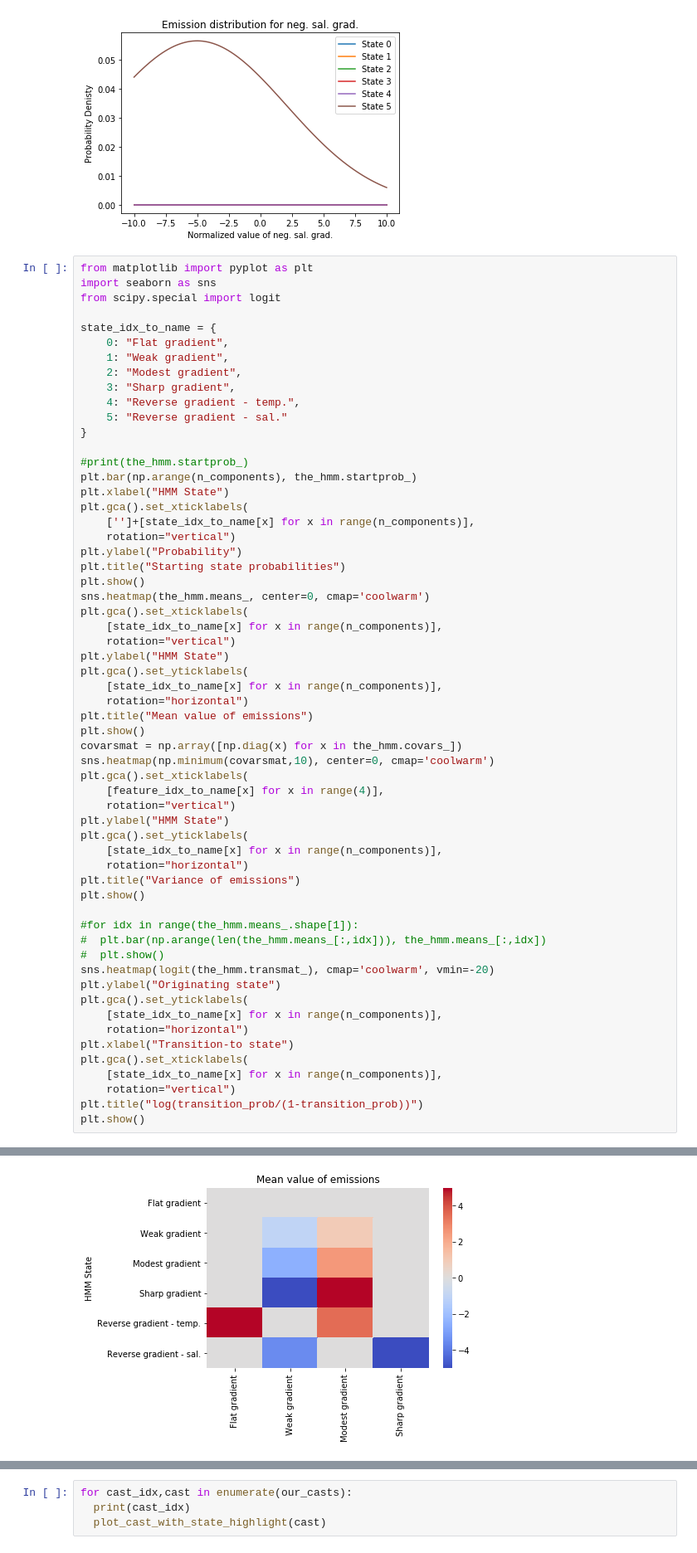
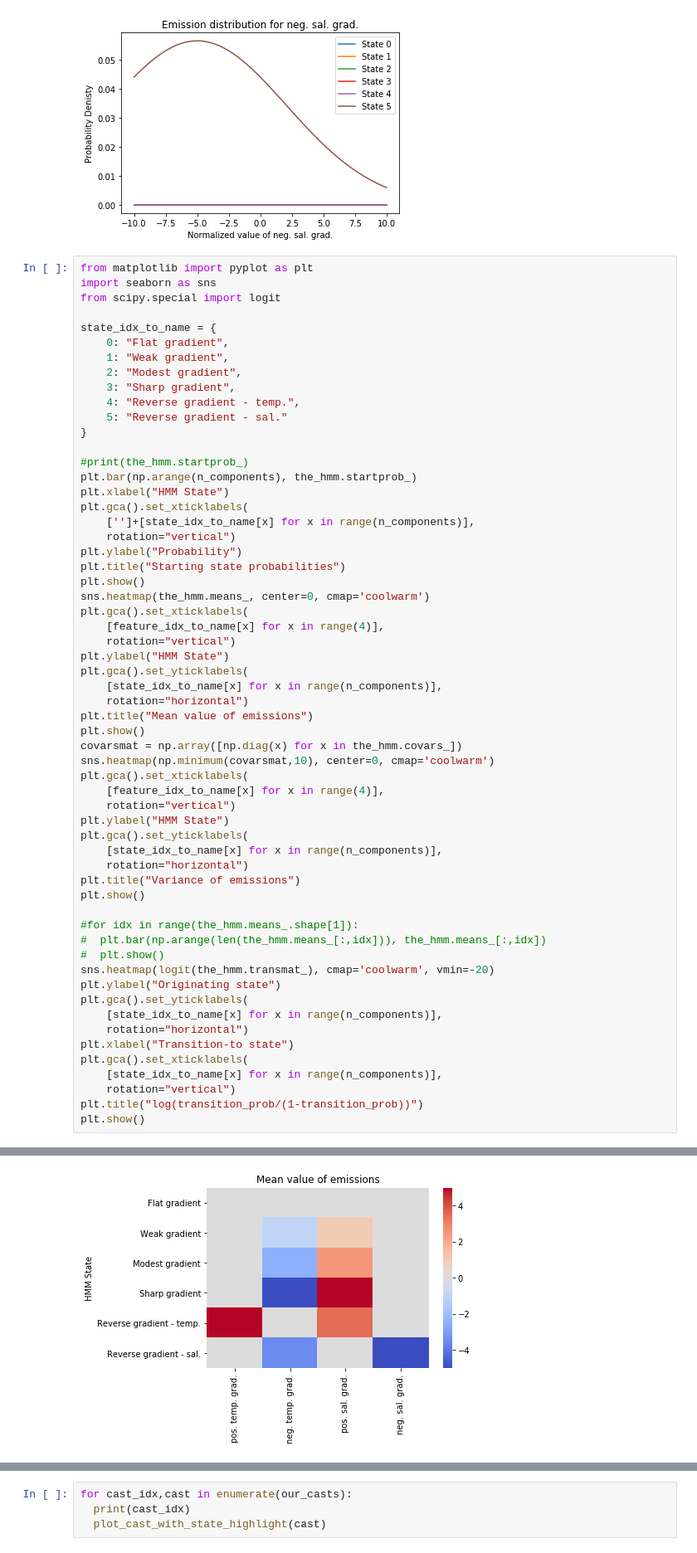
Before and after one commit to AvantiShri/ess151project, a Jupyter notebook: OceanLayersHmm.ipynb, the cells around one changed output, grey strips where cells are left out. Shown at 83% size. Drawn from its saved outputs; the diff is of its cells as text.

```diff
--- a/OceanLayersHmm.ipynb
+++ b/OceanLayersHmm.ipynb
@@ -495,7 +495,7 @@ plt.title("Starting state probabilities")
 plt.show()
 sns.heatmap(the_hmm.means_, center=0, cmap='coolwarm')
 plt.gca().set_xticklabels(
-    [state_idx_to_name[x] for x in range(n_components)],
+    [feature_idx_to_name[x] for x in range(4)],
     rotation="vertical")
 plt.ylabel("HMM State")
 plt.gca().set_yticklabels(
@@ -504,34 +504,34 @@ plt.gca().set_yticklabels(
 plt.title("Mean value of emissions")
 plt.show()
 covarsmat = np.array([np.diag(x) for x in the_hmm.covars_])
 sns.heatmap(np.minimum(covarsmat,10), center=0, cmap='coolwarm')
 plt.gca().set_xticklabels(
     [feature_idx_to_name[x] for x in range(4)],
     rotation="vertical")
 plt.ylabel("HMM State")
 plt.gca().set_yticklabels(
     [state_idx_to_name[x] for x in range(n_components)],
     rotation="horizontal")
 plt.title("Variance of emissions")
 plt.show()
 
 #for idx in range(the_hmm.means_.shape[1]):
 #  plt.bar(np.arange(len(the_hmm.means_[:,idx])), the_hmm.means_[:,idx])
 #  plt.show()
 sns.heatmap(logit(the_hmm.transmat_), cmap='coolwarm', vmin=-20)
 plt.ylabel("Originating state")
 plt.gca().set_yticklabels(
     [state_idx_to_name[x] for x in range(n_components)],
     rotation="horizontal")
 plt.xlabel("Transition-to state")
 plt.gca().set_xticklabels(
     [state_idx_to_name[x] for x in range(n_components)],
     rotation="vertical")
 plt.title("log(transition_prob/(1-transition_prob))")
 plt.show()
 # %% [output]
 [figure]
-[figure, old version]
+[figure, new version]
 [figure]
 [figure]
 # %%
```
Also changed, not shown: parts of 7 cells of this notebook.
